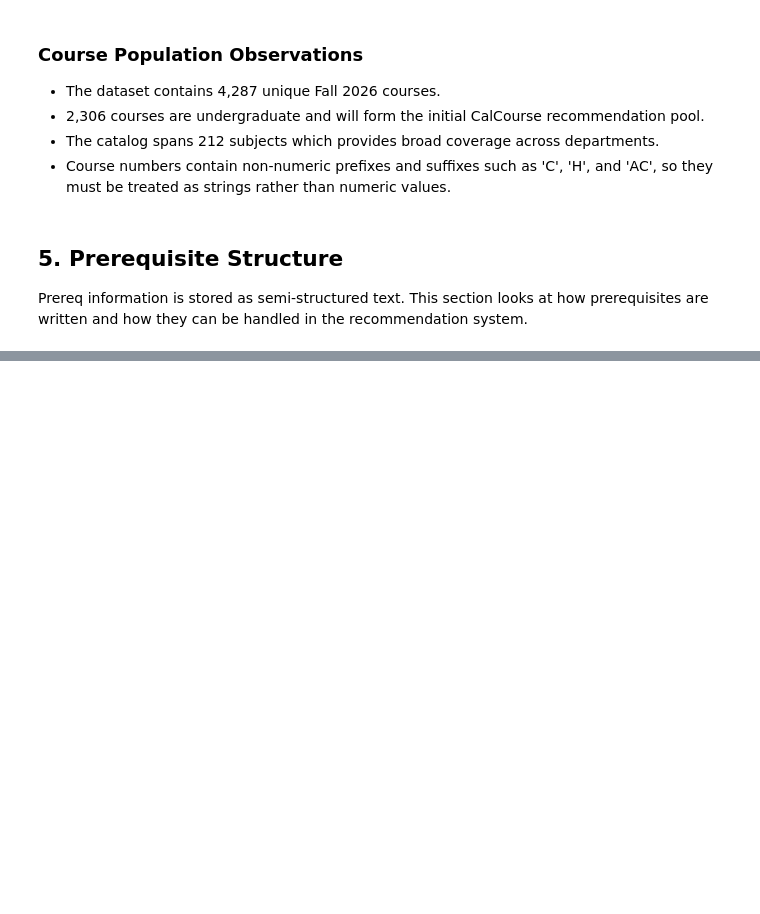
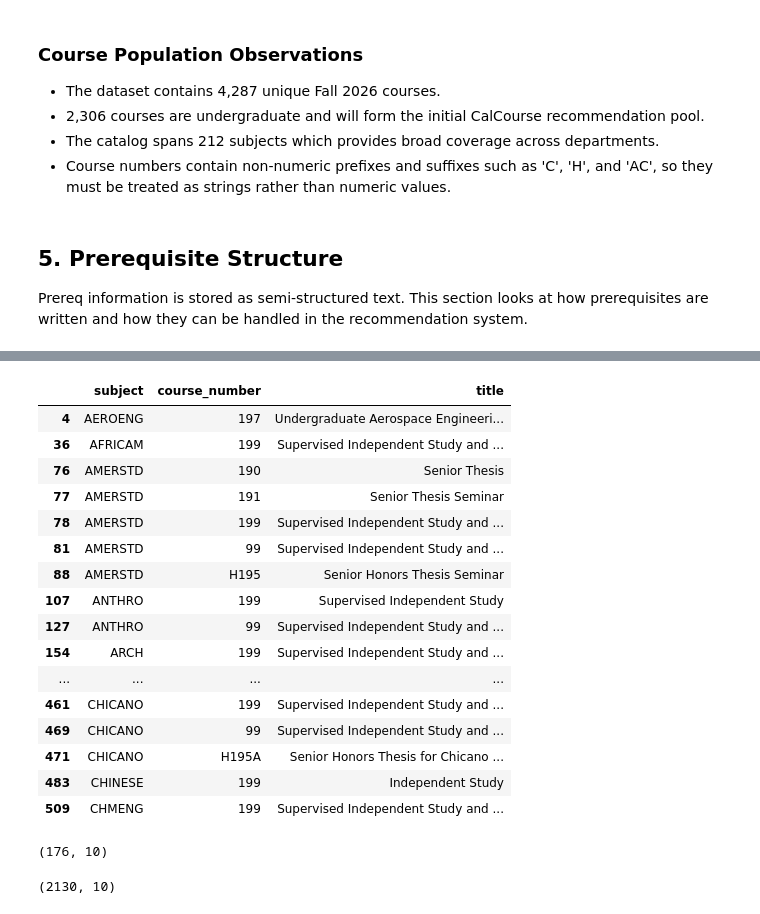
Before and after one commit to keskaory/CalCourse, a Jupyter notebook: notebooks/01_eda.ipynb, the cells around one changed output, grey strips where cells are left out. Saved outputs shown, nothing was run; the diff lists cells and outputs as text; code cells hidden in the pictures; blank space fills up the shorter version.

```diff
--- a/notebooks/01_eda.ipynb
+++ b/notebooks/01_eda.ipynb
@@ -92,0 +246,49 @@ ug.loc[
+# %%
+keywords = [
+    "independent study",
+    "independent research",
+    "directed study",
+    "field studies",
+    "thesis",
+    "supervised research"
+]
+
+pattern = "|".join(keywords)
+
+special_courses = ug[
+    ug["title"].str.contains(pattern, case=False, na=False)
+]
+
+special_courses[
+    ["subject", "course_number", "title"]
+].head(30)
+# %% [output]
+|  | subject | course_number | title |
+| 4 | AEROENG | 197 | Undergraduate Aerospace Engineeri... |
+| 36 | AFRICAM | 199 | Supervised Independent Study and ... |
+| 76 | AMERSTD | 190 | Senior Thesis |
+| 77 | AMERSTD | 191 | Senior Thesis Seminar |
+| 78 | AMERSTD | 199 | Supervised Independent Study and ... |
+| 81 | AMERSTD | 99 | Supervised Independent Study and ... |
+| 88 | AMERSTD | H195 | Senior Honors Thesis Seminar |
+| 107 | ANTHRO | 199 | Supervised Independent Study |
+| 127 | ANTHRO | 99 | Supervised Independent Study and ... |
+| 154 | ARCH | 199 | Supervised Independent Study and ... |
+| ... | ... | ... | ... |
+| 461 | CHICANO | 199 | Supervised Independent Study and ... |
+| 469 | CHICANO | 99 | Supervised Independent Study and ... |
+| 471 | CHICANO | H195A | Senior Honors Thesis for Chicano ... |
+| 483 | CHINESE | 199 | Independent Study |
+| 509 | CHMENG | 199 | Supervised Independent Study and ... |
+# %%
+special_courses.shape
+# %% [output]
+(176, 10)
+# %%
+recommendable = ug[
+    ~ug["title"].str.contains(pattern, case=False, na=False)
+].copy()
+
+recommendable.shape
+# %% [output]
+(2130, 10)
```
Also changed, not shown: parts of 33 cells of this notebook, 1 other file.
